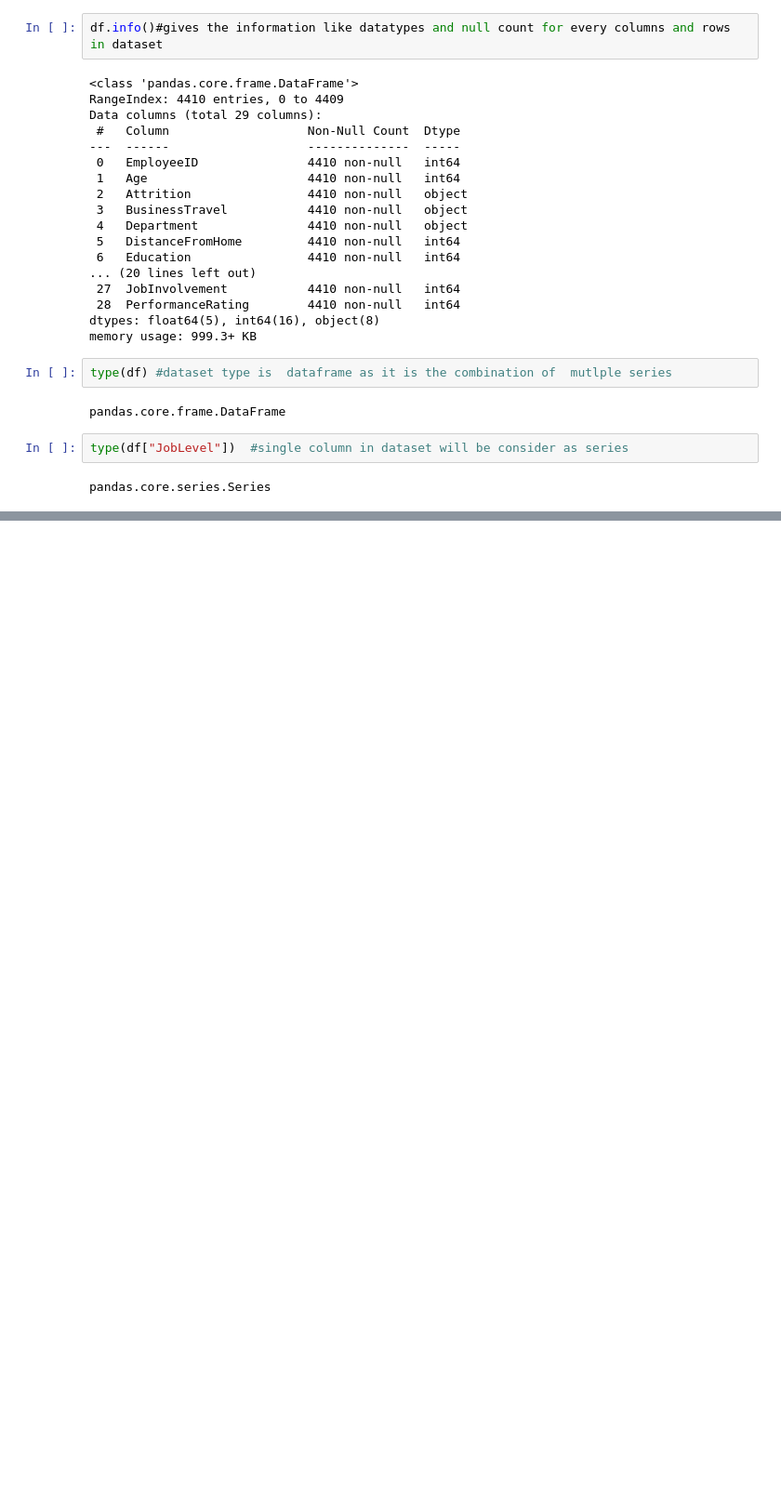
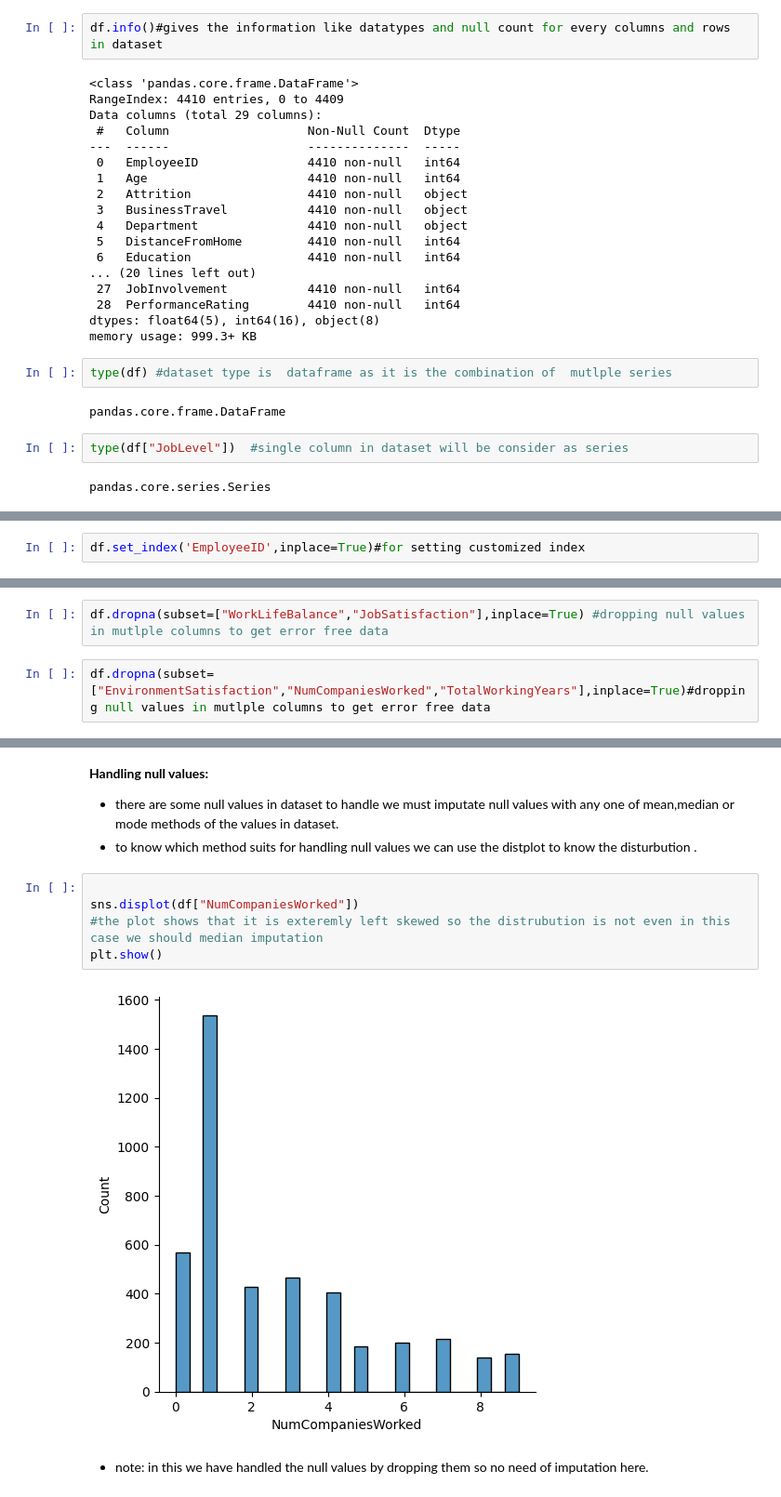
Before and after one commit to kunchamanjula/bank-personal-loan-EDA, a Jupyter notebook: employeeattrition-analysis.ipynb, the cells around one changed output, grey strips where cells are left out. Shown: that part at 93% size. Saved outputs shown, nothing was run; the diff lists cells and outputs as text; blank space fills up the shorter version.

Commit message:
Kaggle Notebook | EmployeeAttrition Analysis | Version 2

```diff
--- a/employeeattrition-analysis.ipynb
+++ b/employeeattrition-analysis.ipynb
@@ -187,0 +208,2 @@ pandas.core.series.Series
+# %%
+df.set_index('EmployeeID',inplace=True)#for setting customized index
@@ -187,0 +250,4 @@ pandas.core.series.Series
+# %%
+df.dropna(subset=["WorkLifeBalance","JobSatisfaction"],inplace=True) #dropping null values in mutlple columns to get error free data
+# %%
+df.dropna(subset=["EnvironmentSatisfaction","NumCompaniesWorked","TotalWorkingYears"],inplace=True)#dropping null values in mutlple columns to get error free data
@@ -187,0 +283,13 @@ pandas.core.series.Series
+# %% [markdown]
+**Handling null values:**
+* there are some null values in dataset to handle we must imputate null values with  any one of mean,median or mode methods of the values in dataset.
+* to know which method suits for handling null values we can use the distplot to know the disturbution .
+# %%
+
+sns.displot(df["NumCompaniesWorked"])
+#the plot shows that it is exteremly left skewed so the distrubution is not even in this case we should median imputation
+plt.show()
+# %% [output]
+[figure, added]
+# %% [markdown]
+* note: in this we have handled the null values  by dropping them so no need of imputation here.
```
Also changed, not shown: parts of 25 cells of this notebook.
